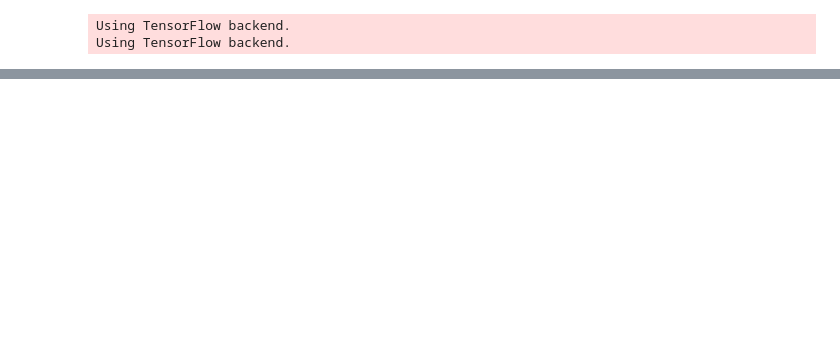
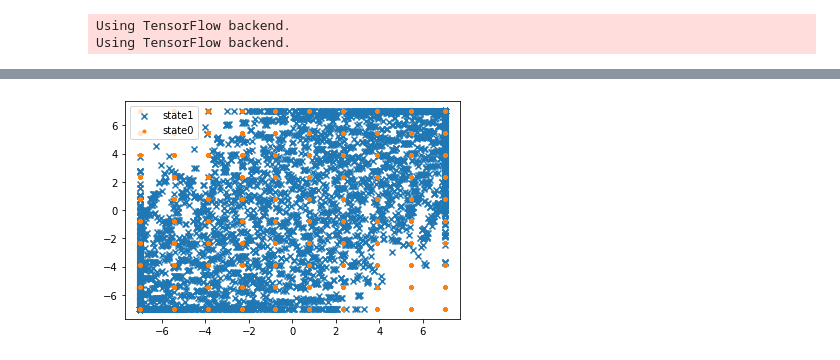
Before and after one commit to ibuki1024/eventDDPG, a Jupyter notebook: notebook/self_trigger/linear/3-dim.ipynb, the cells around one changed output, grey strips where cells are left out. Cells and saved outputs as stored; diff of their text form; code cells hidden in the pictures; blank space fills up the shorter version.

```diff
--- a/notebook/self_trigger/linear/3-dim.ipynb
+++ b/notebook/self_trigger/linear/3-dim.ipynb
@@ -359,0 +374,10 @@ plt.show()
+# %%
+action_memory = np.array(memory[:,1].tolist())
+state0_memory = np.array(memory[:,0].tolist())
+state1_memory = np.array(memory[:,3].tolist())
+plt.scatter(state1_memory[:,0], state1_memory[:,1], marker='x', label='state1')
+plt.scatter(state0_memory[:,0], state0_memory[:,1], marker='.', label='state0')
+plt.legend()
+plt.show()
+# %% [output]
+[figure, added]
```
Also changed, not shown: parts of 13 cells of this notebook, 16 other files.
